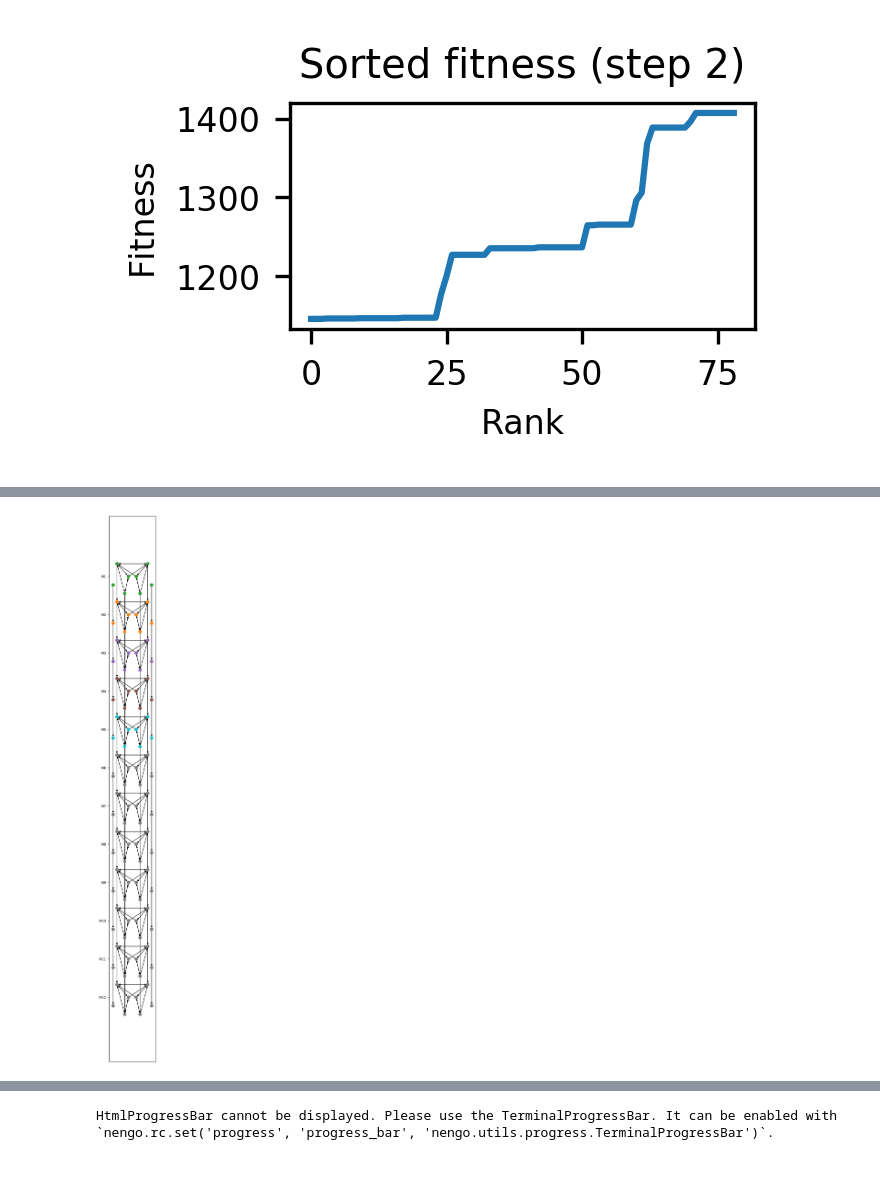
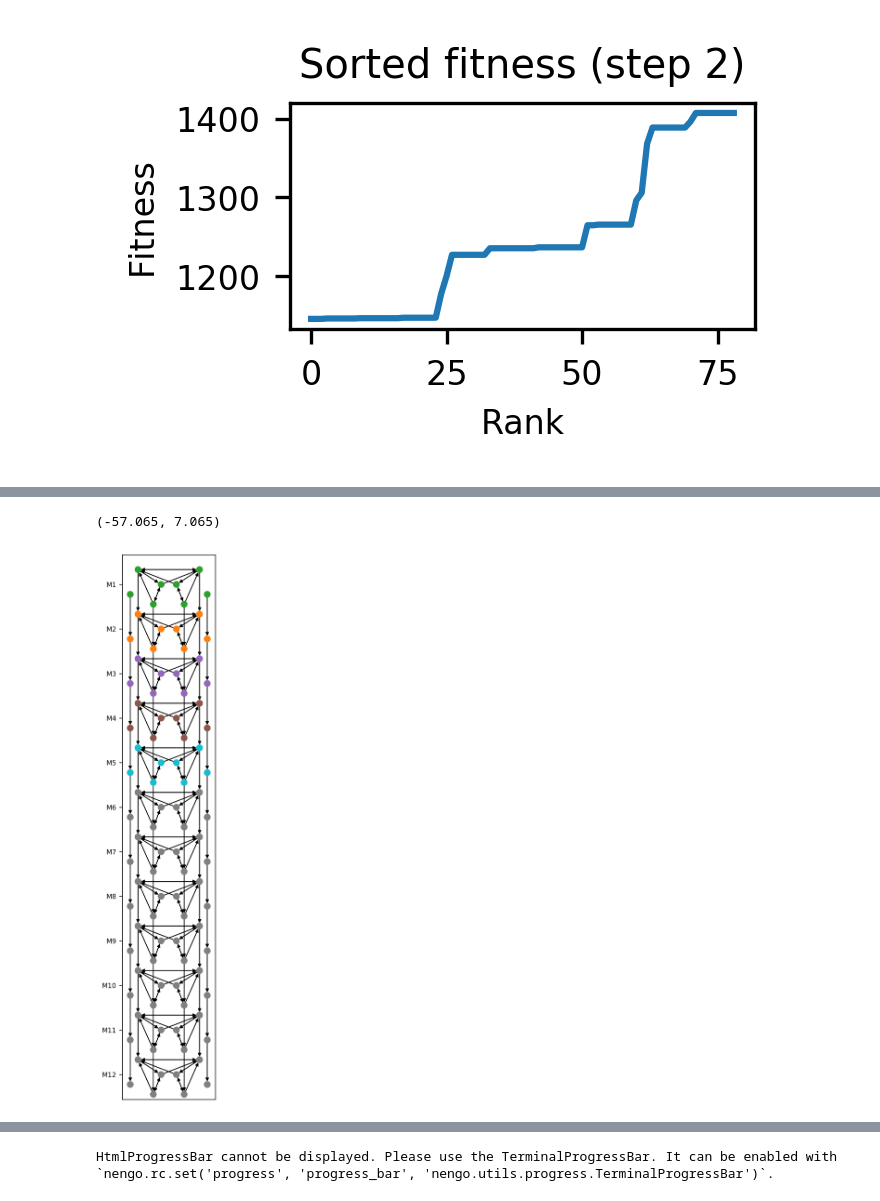
Before and after one commit to Raphtor/cpg_search, a Jupyter notebook: FigureGeneration.ipynb, the cells around one changed output, grey strips where cells are left out. Saved outputs shown, nothing was run; the diff lists cells and outputs as text; code cells hidden in the pictures; blank space fills up the shorter version.

```diff
--- a/FigureGeneration.ipynb
+++ b/FigureGeneration.ipynb
@@ -47,8 +47,8 @@ for k,v in colors.items():
     colors[k] = mcolors.to_rgba(v)
     print(k, colors[k])
 colors['background'] = np.array([0,0,0,0])
-def savefig(fig, name):
-    fig.savefig(os.path.join(figure_path,name))
+def savefig(fig, name,**kwargs):
+    fig.savefig(os.path.join(figure_path,name),**kwargs)
 # %% [output]
 ('l1_node', (0.8392156862745098, 0.15294117647058825, 0.1568627450980392, 1.0))
 ('r1_node', (0.12156862745098039, 0.4666666666666667, 0.7058823529411765, 1.0))
@@ -564,4 +580,5 @@ oRcrfZc8c4cQcWcWfDcOcqcXc7f8fQcZcgfLc7cocYfpcVc8cRc1crcjcQc7c6cEc0cLcocjcwcBcMcX
 # %%
+model, mn,probes,adj, mm, lr,imm = create_best_performer()
 cmap = ListedColormap([
     colors['background'],
     mcolors.to_rgba('gray'),
@@ -588,11 +605,8 @@ for i in range(1,modules):
     new_adj[bi:mi,mi:ei] = adj[bi:mi,mi:ei]*50*2
     if i < 5:
         new_adj[mi:ei, mi:ei] = adj[mi:ei, mi:ei]*(i+3)
-    print(new_adj[mi:ei, mi:ei])
-
-print(np.where(new_adj == 0.02))
-print(np.unique(new_adj))
 fig, ax = plt.subplots()
 im = draw_adj(ax, new_adj, cmap=cmap)
+savefig(fig,'best_performer_adj')
 # plt.colorbar(im,ax=ax)
 # %% [output]
@@ -617,20 +614,24 @@ im = draw_adj(ax, new_adj, cmap=cmap)
 # %%
 w = mcolors.to_rgba('gray')
 ncolors = [
     colors['module1'],
     colors['module2'],
     colors['module3'],
     colors['module4'],
     colors['module5'],
     w,
     w,
     w,
     w,
     w,
     w,
     w,
 ]
-fig,ax = plt.subplots(dpi=300,figsize=(2,24) )
+fig,ax = plt.subplots(dpi=300,figsize=(2,12) )
 draw_graph(ax,adj, modules=N,colors=ncolors, with_labels=False,node_size=50,arrowsize=8)
+print(ax.get_ylim())
+ax.set_ylim(-52,3)
+savefig(fig, "best_performer_graph")
 # %% [output]
+(-57.065, 7.065)
-[figure, old version]
+[figure, new version]
```
Also changed, not shown: parts of 31 cells of this notebook, 5 other files.
